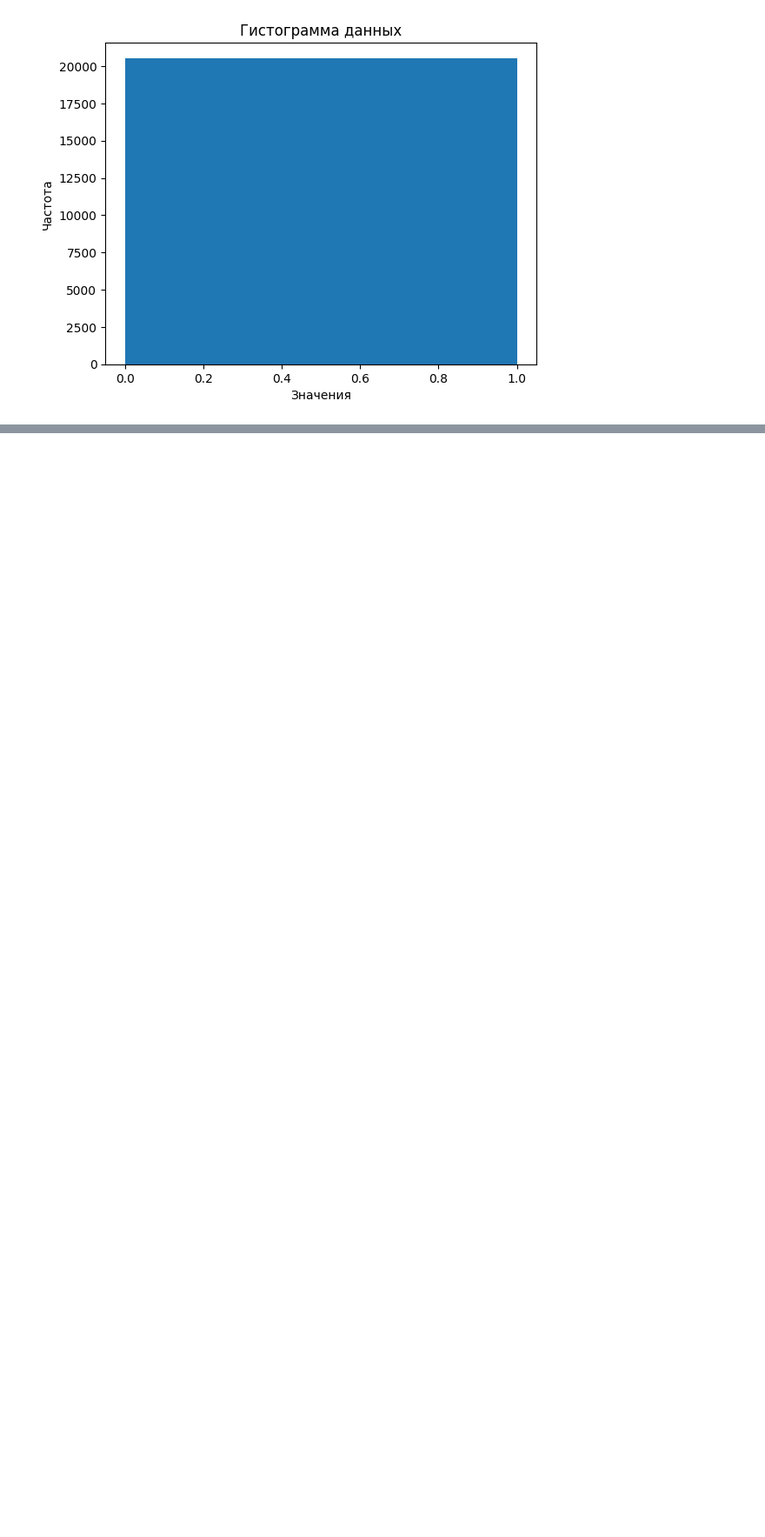
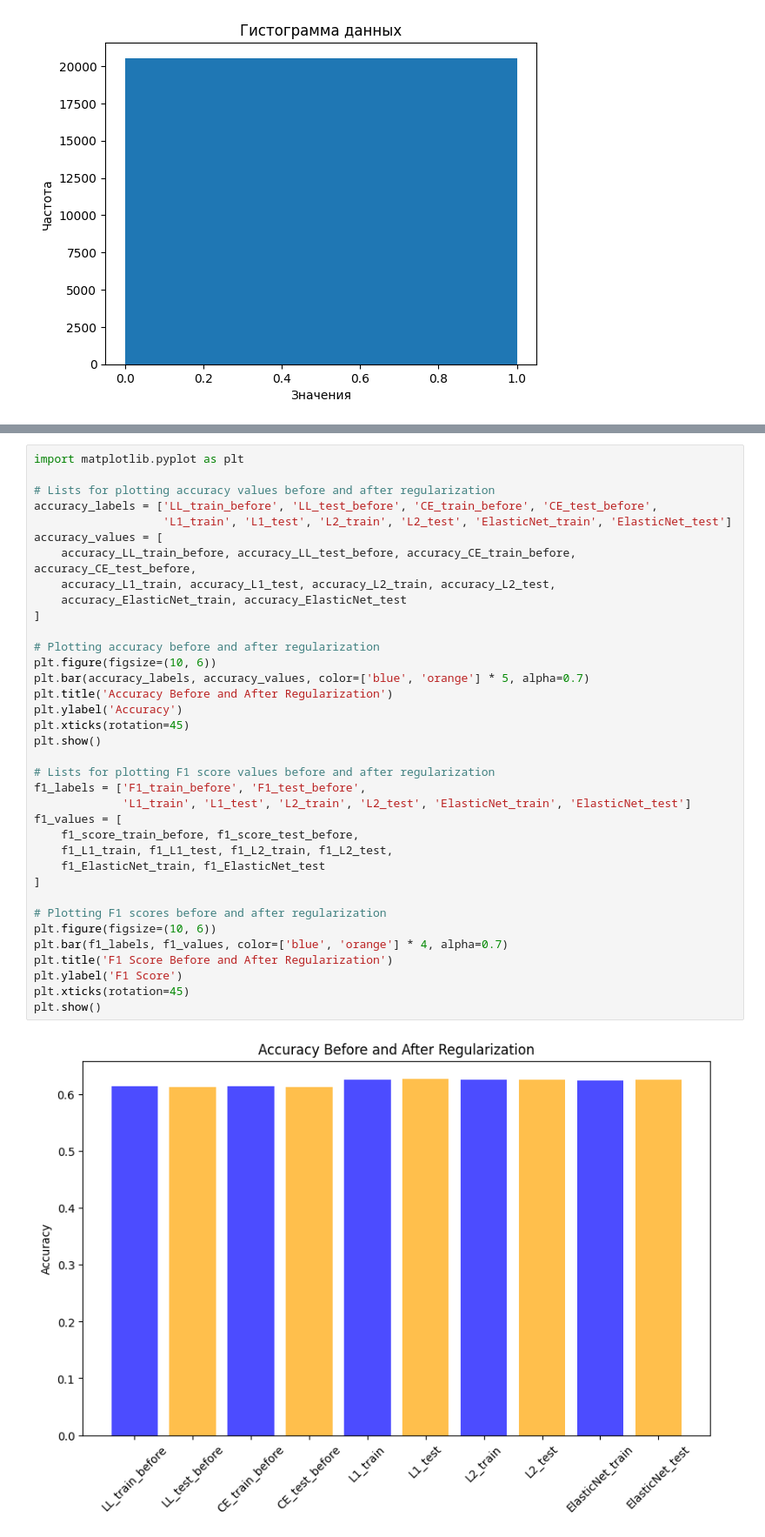
Before and after one commit to Ghostikxd/4.1_labs, a Jupyter notebook: SII/lab2/lab2.ipynb, the cells around one changed output, grey strips where cells are left out. Shown at 87% size. Saved outputs shown, nothing was run; the diff lists cells and outputs as text; blank space fills up the shorter version.

```diff
--- a/SII/lab2/lab2.ipynb
+++ b/SII/lab2/lab2.ipynb
@@ -460,0 +411,38 @@ ValueError: shape mismatch: objects cannot be broadcast to a single shape.  Mism
+# %%
+import matplotlib.pyplot as plt
+
+# Lists for plotting accuracy values before and after regularization
+accuracy_labels = ['LL_train_before', 'LL_test_before', 'CE_train_before', 'CE_test_before',
+                   'L1_train', 'L1_test', 'L2_train', 'L2_test', 'ElasticNet_train', 'ElasticNet_test']
+accuracy_values = [
+    accuracy_LL_train_before, accuracy_LL_test_before, accuracy_CE_train_before, accuracy_CE_test_before,
+    accuracy_L1_train, accuracy_L1_test, accuracy_L2_train, accuracy_L2_test,
+    accuracy_ElasticNet_train, accuracy_ElasticNet_test
+]
+
+# Plotting accuracy before and after regularization
+plt.figure(figsize=(10, 6))
+plt.bar(accuracy_labels, accuracy_values, color=['blue', 'orange'] * 5, alpha=0.7)
+plt.title('Accuracy Before and After Regularization')
+plt.ylabel('Accuracy')
+plt.xticks(rotation=45)
+plt.show()
+
+# Lists for plotting F1 score values before and after regularization
+f1_labels = ['F1_train_before', 'F1_test_before',
+             'L1_train', 'L1_test', 'L2_train', 'L2_test', 'ElasticNet_train', 'ElasticNet_test']
+f1_values = [
+    f1_score_train_before, f1_score_test_before,
+    f1_L1_train, f1_L1_test, f1_L2_train, f1_L2_test,
+    f1_ElasticNet_train, f1_ElasticNet_test
+]
+
+# Plotting F1 scores before and after regularization
+plt.figure(figsize=(10, 6))
+plt.bar(f1_labels, f1_values, color=['blue', 'orange'] * 4, alpha=0.7)
+plt.title('F1 Score Before and After Regularization')
+plt.ylabel('F1 Score')
+plt.xticks(rotation=45)
+plt.show()
+# %% [output]
+[figure, added]
```
Also changed, not shown: parts of 4 cells of this notebook.
